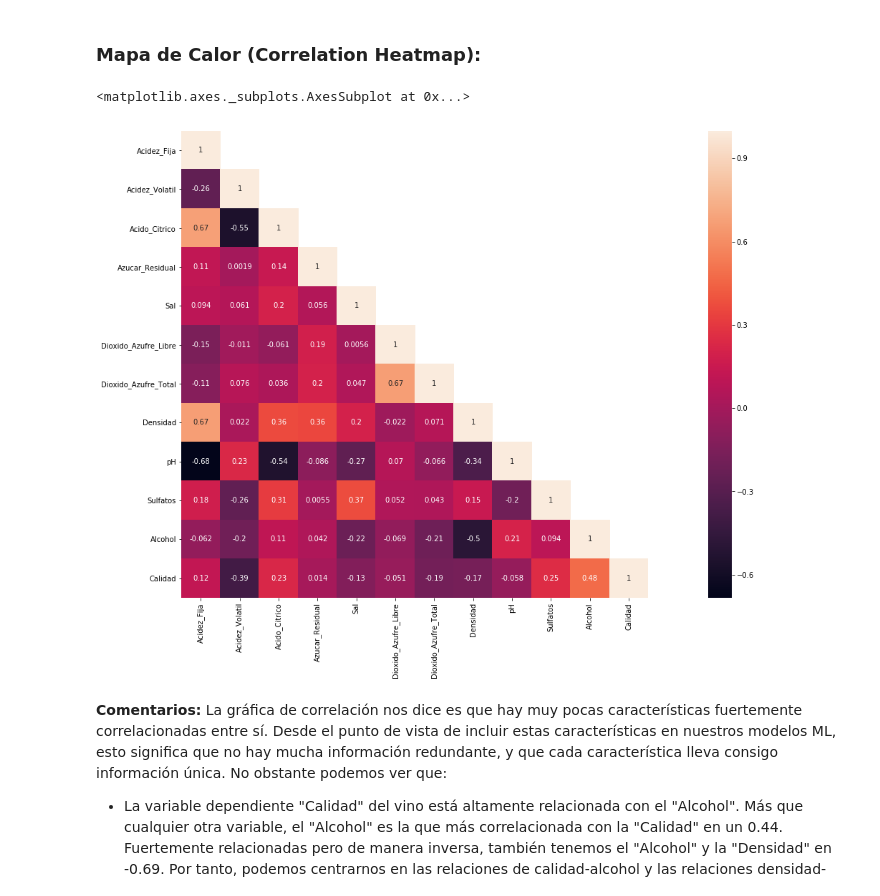
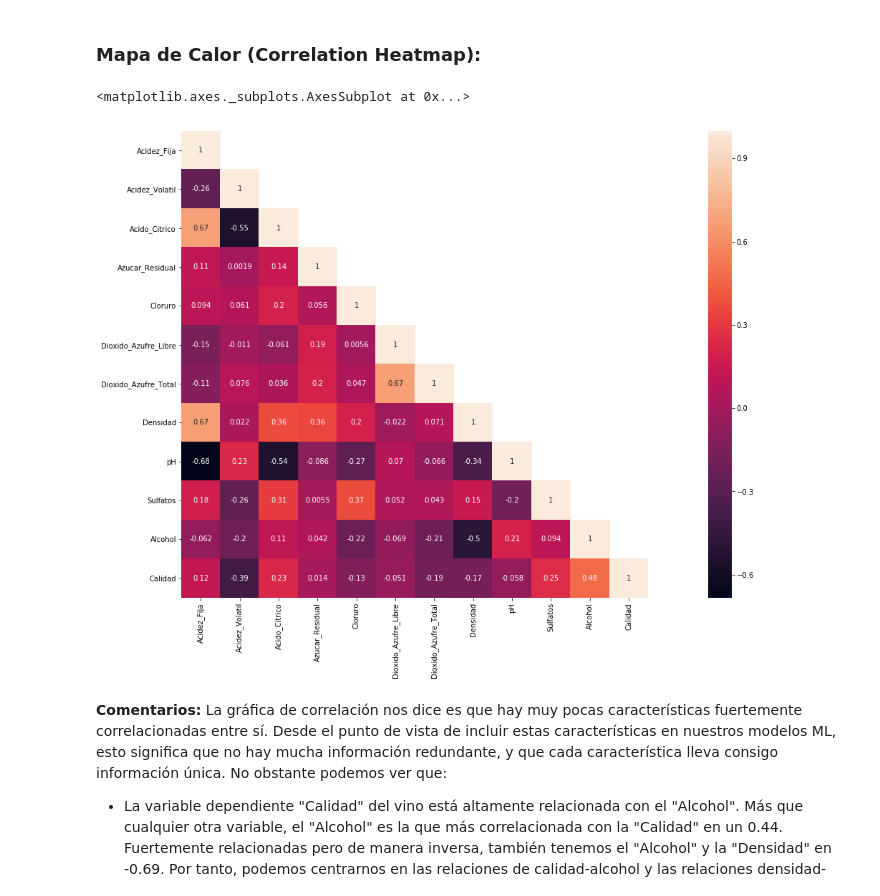
Before and after one commit to Fati486/TFM, a Jupyter notebook: Predicción_de_la_Calidad_del_Vino_usando_Machine_Learning.ipynb, the cells around one changed output. Cells and saved outputs as stored; diff of their text form; code cells hidden in the pictures.

```diff
--- a/Predicción_de_la_Calidad_del_Vino_usando_Machine_Learning.ipynb
+++ b/Predicción_de_la_Calidad_del_Vino_usando_Machine_Learning.ipynb
@@ -207,7 +219,7 @@ En esta parte segunda parte, se realizarán las modificaciones necesarias al dat
 wineX.rename(columns=
  {'type':'Tipo','fixed acidity':'Acidez_Fija',
   'volatile acidity':'Acidez_Volatil','citric acid':'Acido_Citrico',
-  'residual sugar':'Azucar_Residual','chlorides':'Sal',
+  'residual sugar':'Azucar_Residual','chlorides':'Cloruro',
   'free sulfur dioxide':'Dioxido_Azufre_Libre','total sulfur dioxide':'Dioxido_Azufre_Total',
   'density':'Densidad',
   'pH':'pH','sulphates':'Sulfatos',
@@ -495,14 +496,14 @@ sns.jointplot(y= 'Densidad', x= 'Alcohol', data = wineX, kind="hex")
 # %%
 #Pintamos la correlación entre variables
 corr_map= wineX.corr()
-mask = np.array(corr_map)
-mask[np.tril_indices_from(mask)] = False
-img=plt.gcf()
-img.set_size_inches(30,12)
-sns.heatmap(data=corr_map,mask=mask,square=True,annot=True,cbar=True)
+maska = np.array(corr_map)
+maska[np.tril_indices_from(maska)] = False
+img12=plt.gcf()
+img12.set_size_inches(30,12)
+sns.heatmap(data=corr_map,mask=maska,square=True,annot=True,cbar=True)
 # %% [output]
 <matplotlib.axes._subplots.AxesSubplot at 0x...>
-[figure, old version]
+[figure, new version]
 # %% [markdown]
 **Comentarios:** La gráfica de correlación nos dice es que hay muy pocas características fuertemente correlacionadas entre sí. Desde el punto de vista de incluir estas características en nuestros modelos ML, esto significa que no hay mucha información redundante, y que cada característica lleva consigo información única. No obstante podemos ver que:
 
```
Also changed, not shown: parts of 101 cells of this notebook.
